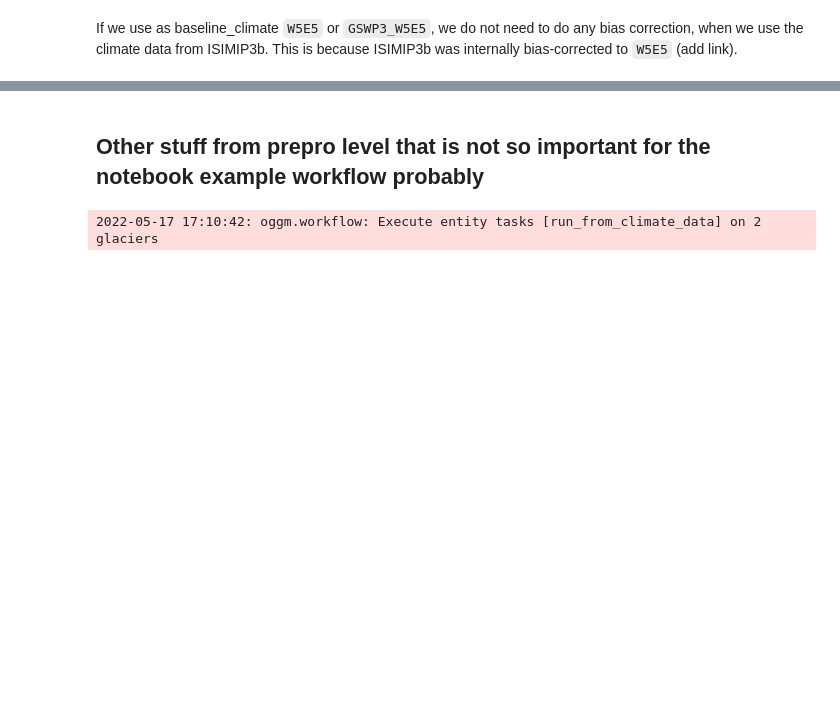
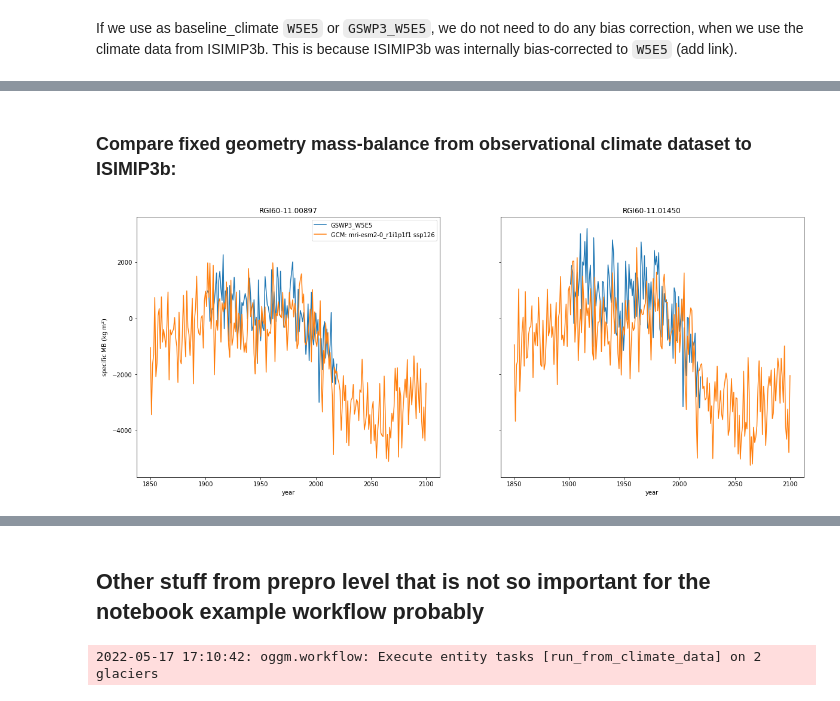
Before and after one commit to OGGM/massbalance-sandbox, a Jupyter notebook: docs/geodetic_mb_calibration_to_volume_changes.ipynb, the cells around one changed output, grey strips where cells are left out. Cells and saved outputs as stored; diff of their text form; code cells hidden in the pictures; blank space fills up the shorter version.

Commit message:
updated OGGM ISIMIP3b notebook (#39)

```diff
--- a/docs/geodetic_mb_calibration_to_volume_changes.ipynb
+++ b/docs/geodetic_mb_calibration_to_volume_changes.ipynb
@@ -331,7 +336,7 @@ from oggm.core.flowline import FluxBasedModel
 
 evolution_model = FluxBasedModel
 
-y0 = 1979  # this is where the W5E5 climate dataset begins
+y0 = 1901 #79  # this is where the W5E5 climate dataset begins
 ye = 2019  # and ends
 
 for gdir in gdirs:
@@ -372,0 +398,12 @@ TODO:
+# %%
+y0 = 1850 #79  # this is where the W5E5 climate dataset begins
+ye = 2100  # and ends
+for gdir in gdirs:
+    pf = gdir.read_json('local_mustar')['prcp_fac_from_winter_prcp']
+    tasks.run_from_climate_data(gdir,
+                             min_ys=y0, ye=ye,
+                             evolution_model=evolution_model,
+                                climate_filename='gcm_data',
+                                climate_input_filesuffix=fs,
+                             output_filesuffix=f'_gcm_{fs}',
+                               precipitation_factor=pf)
@@ -372,0 +438,21 @@ TODO:
+# %% [markdown]
+### Compare fixed geometry mass-balance from observational climate dataset to ISIMIP3b:
+# %%
+#rgi_reg='test'
+#opath = os.path.join(sum_dir, 'fixed_geometry_mass_balance_{}.csv'.format(rgi_reg))
+fig,axs = plt.subplots(1,2,figsize=(20,8),sharey=True)
+for j,gdir in enumerate(gdirs):
+    pf = gdir.read_json('local_mustar')['prcp_fac_from_winter_prcp']
+    fixed_geom = oggm.core.massbalance.fixed_geometry_mass_balance(gdir, precipitation_factor = pf)
+    axs[j].plot(fixed_geom, label = 'GSWP3_W5E5')
+
+    fixed_geom_gcm = oggm.core.massbalance.fixed_geometry_mass_balance(gdir, precipitation_factor = pf,climate_filename='gcm_data',
+                                climate_input_filesuffix=fs)
+    axs[j].plot(fixed_geom_gcm, label = f'GCM: {ensemble} {ssp}')
+    if j == 0:
+        axs[j].legend()
+        axs[j].set_ylabel(r'specific MB (kg m$^{2}$)')
+    axs[j].set_title(gdir.rgi_id)
+    axs[j].set_xlabel('year')
+# %% [output]
+[figure, added]
```
Also changed, not shown: parts of 21 cells of this notebook, 3 other files.
